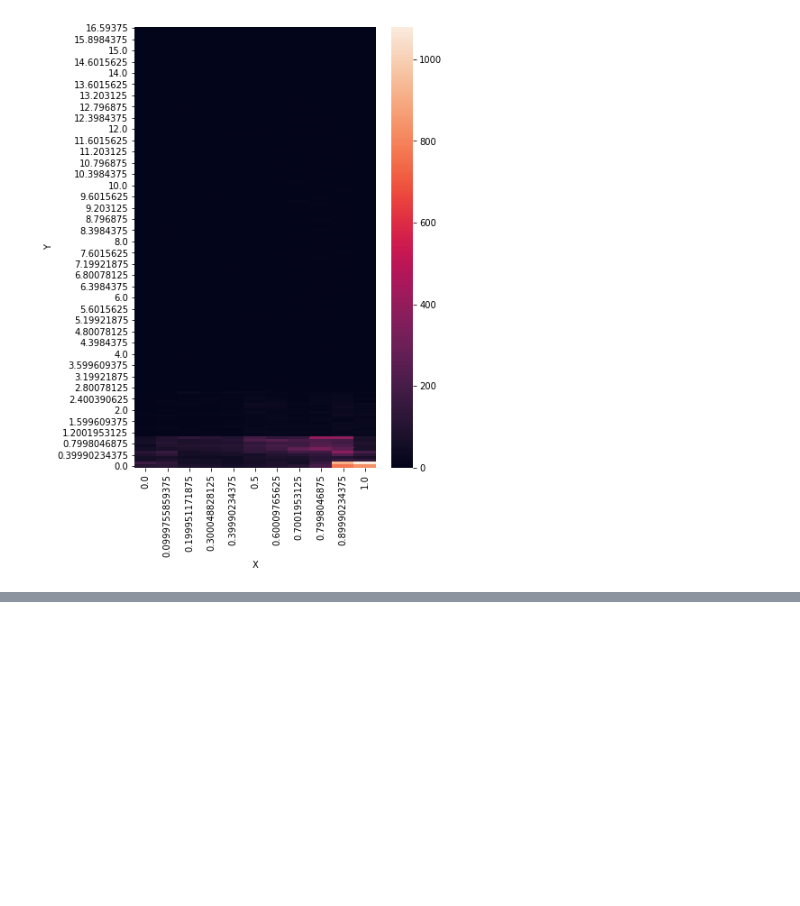
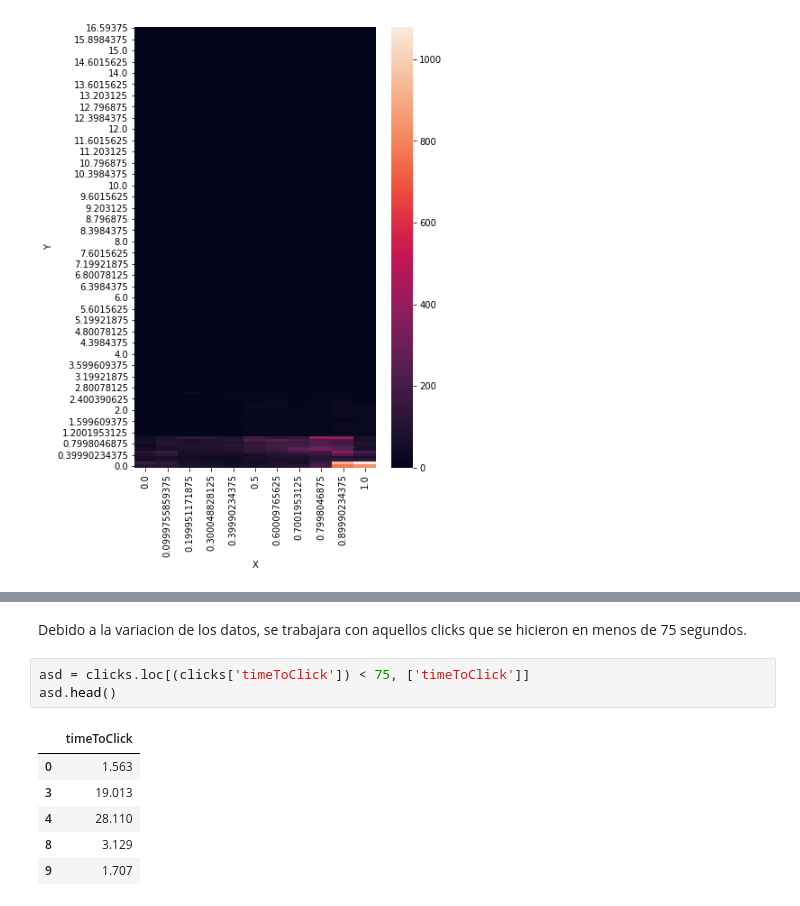
Before and after one commit to sberoch/Datos, a Jupyter notebook: tp1.ipynb, the cells around one changed output, grey strips where cells are left out. Cells and saved outputs as stored; diff of their text form; blank space fills up the shorter version.

```diff
--- a/tp1.ipynb
+++ b/tp1.ipynb
@@ -175,0 +190,13 @@ sns.heatmap(nuevo)
+# %% [markdown]
+Debido a la variacion de los datos, se trabajara con aquellos clicks que se hicieron en menos
+de 75 segundos.
+# %%
+asd = clicks.loc[(clicks['timeToClick']) < 75, ['timeToClick']]
+asd.head()
+# %% [output]
+|  | timeToClick |
+| 0 | 1.563 |
+| 3 | 19.013 |
+| 4 | 28.110 |
+| 8 | 3.129 |
+| 9 | 1.707 |
```
Also changed, not shown: parts of 4 cells of this notebook.
